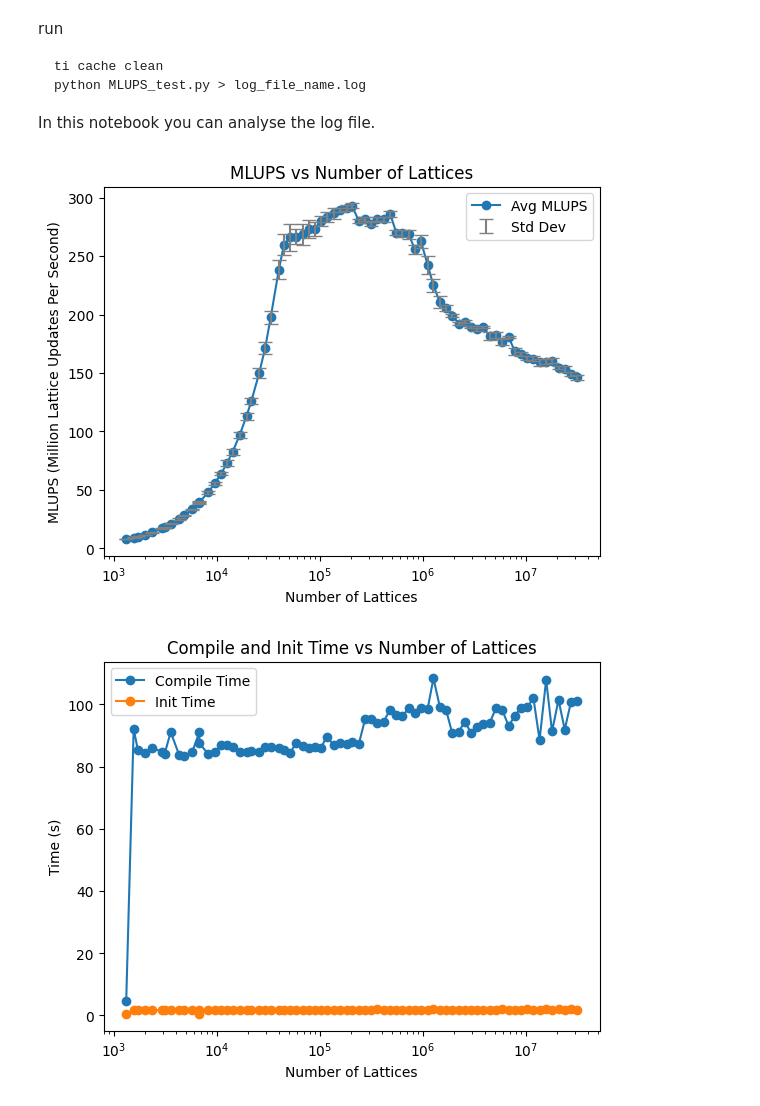
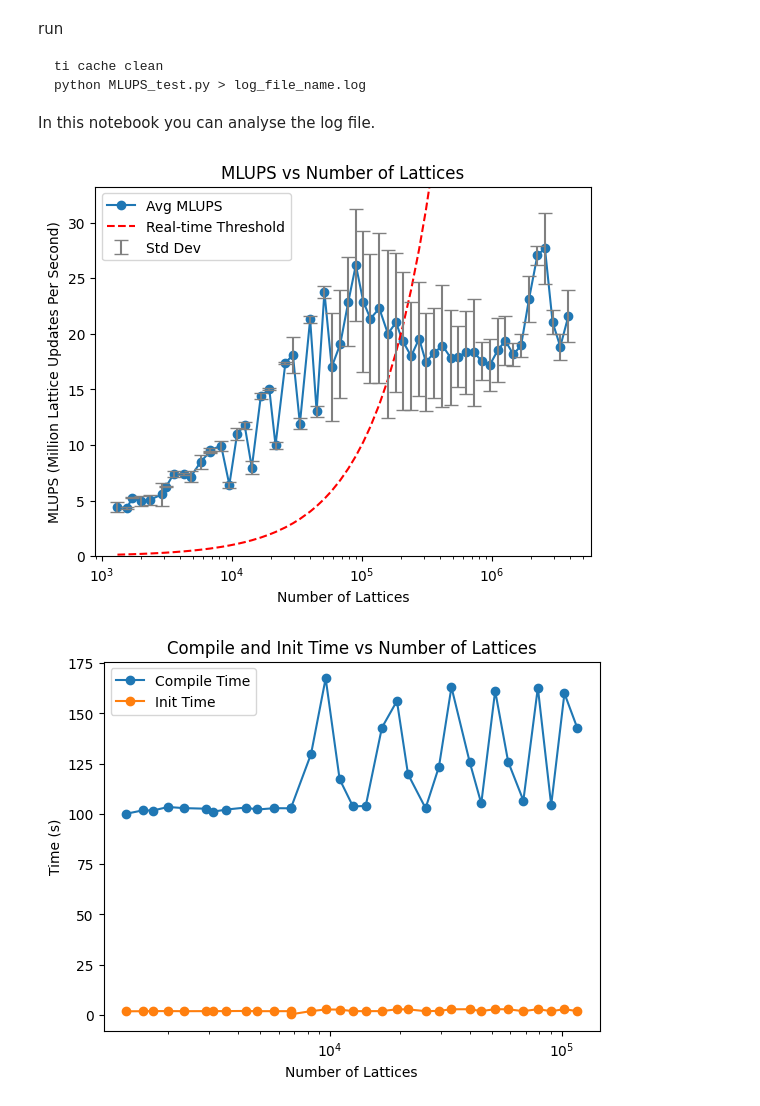
Before and after one commit to YueZeshi/LBM_porousChem, a Jupyter notebook: notebook/MLUPS_test.ipynb, the cells around one changed output. Cells and saved outputs as stored; diff of their text form; code cells hidden in the pictures.

Commit message:
add real time threshold

```diff
--- a/notebook/MLUPS_test.ipynb
+++ b/notebook/MLUPS_test.ipynb
@@ -10,6 +10,9 @@ In this notebook you can analyse the log file.
 import numpy as np
 import time
 import matplotlib.pyplot as plt
+# %%
+def real_time_threshold(nLattice,dt):
+    return nLattice/dt/1e6
 # %%
 def parse_log_v1(log_file):
     n_lattice_list = []
@@ -73,18 +76,21 @@ def parse_log_v2(log_file):
                 pass
     return n_lattice_list, avg_MLUPS_list, std_MLUPS_list, compile_time_list, init_time_list
 # %%
-log_file = "legion_cuda_MLUPS.log" # log file path
+log_file = "laptop_cpu_MLUPS.log" # log file path
 n_lattice_list,  avg_MLUPS_list, std_MLUPS_list, compile_time_list, init_time_list = parse_log_v1(log_file)
+MLUPS_threshold_list = [real_time_threshold(nLattice,dt=0.01) for nLattice in n_lattice_list]
 plt.plot(n_lattice_list, avg_MLUPS_list, 'o-', label='Avg MLUPS')
 plt.errorbar(n_lattice_list, avg_MLUPS_list, yerr=std_MLUPS_list, fmt='none', ecolor='gray', capsize=5, label='Std Dev')
+plt.plot(n_lattice_list, MLUPS_threshold_list, 'r--', label='Real-time Threshold')
+plt.ylim(0, max(avg_MLUPS_list)*1.2)
 plt.xscale('log')
 plt.xlabel('Number of Lattices')
 plt.ylabel('MLUPS (Million Lattice Updates Per Second)')
 plt.title('MLUPS vs Number of Lattices')
 plt.legend()
 plt.show()
 # %% [output]
-[figure, old version]
+[figure, new version]
 # %%
 plt.plot(n_lattice_list, compile_time_list, 'o-', label='Compile Time')
 plt.plot(n_lattice_list, init_time_list, 'o-', label='Init Time')
@@ -95,4 +101,4 @@ plt.legend()
 plt.xscale('log')
 plt.show()
 # %% [output]
-[figure, old version]
+[figure, new version]
```
Also changed, not shown: 1 other file.
